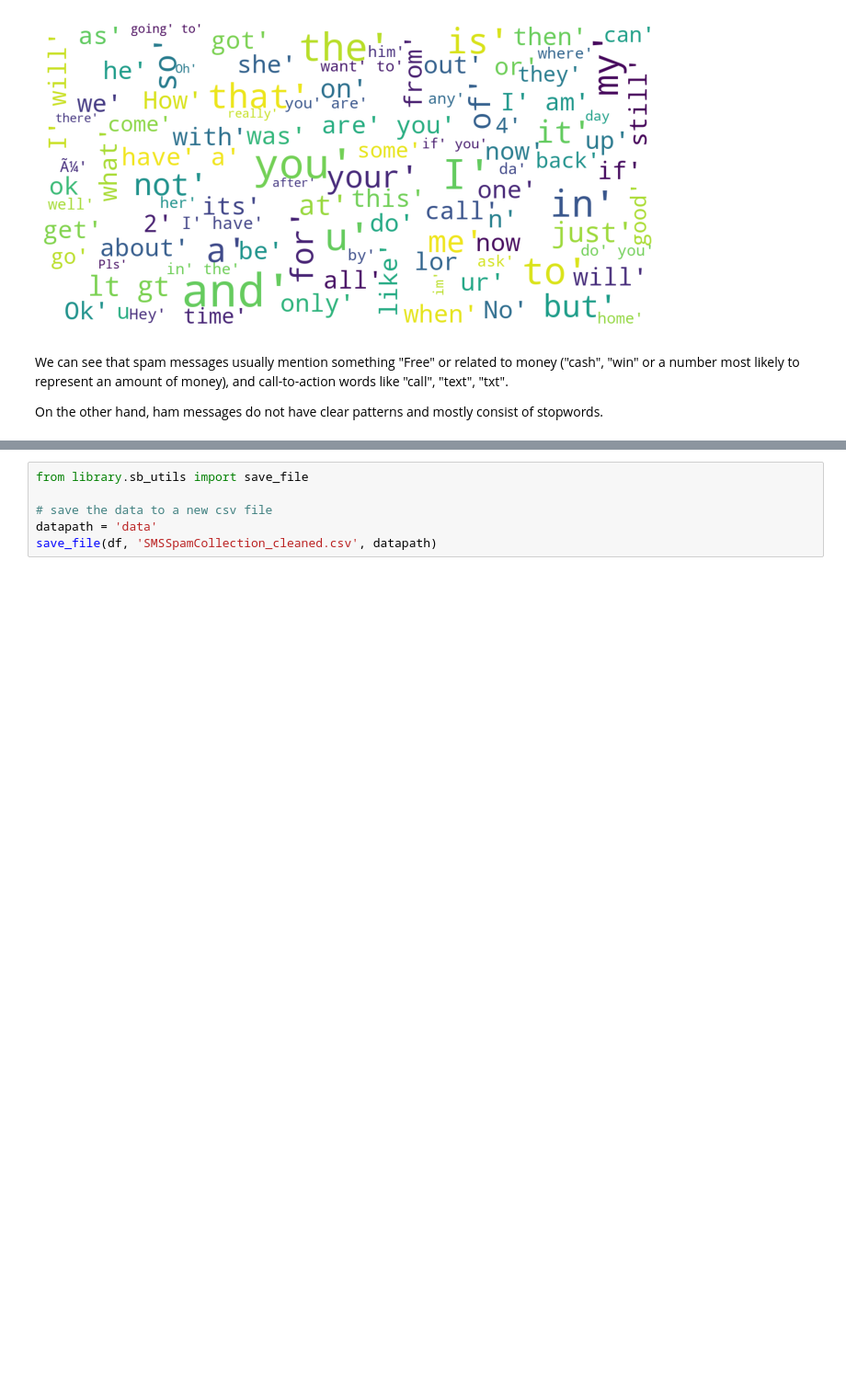
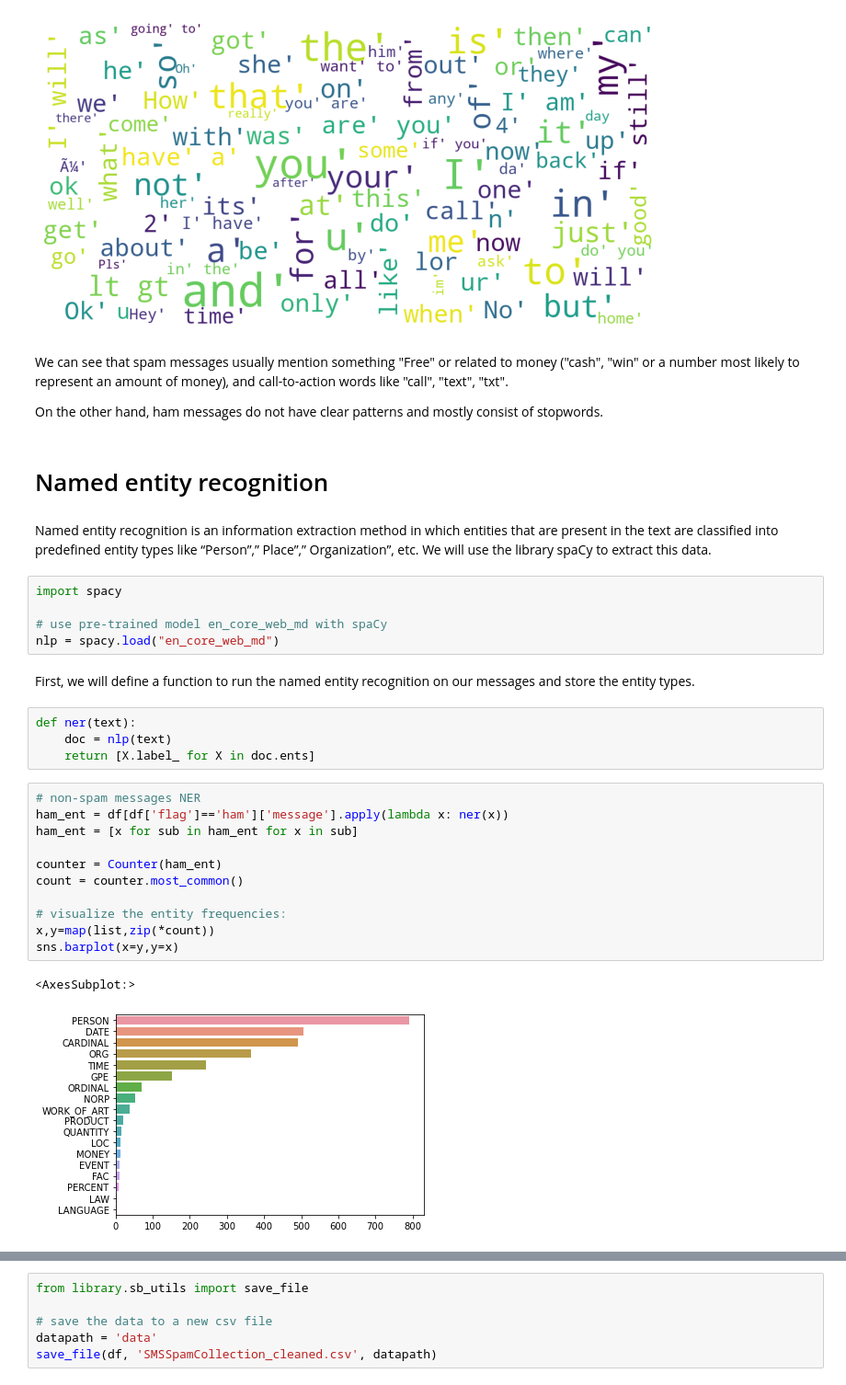
Before and after one commit to elpea74/Capstone3-SpamCollection, a Jupyter notebook: Capstone Three - Data Cleaning & EDA.ipynb, the cells around one changed output, grey strips where cells are left out. Shown at 92% size. Drawn from its saved outputs; the diff is of its cells as text; blank space fills up the shorter version.

```diff
--- a/Capstone Three - Data Cleaning & EDA.ipynb
+++ b/Capstone Three - Data Cleaning & EDA.ipynb
@@ -375,3 +375,32 @@ show_wordcloud(ham_corpus)
 We can see that spam messages usually mention something "Free" or related to money ("cash", "win" or a number most likely to represent an amount of money), and call-to-action words like "call", "text", "txt".
 
 On the other hand, ham messages do not have clear patterns and mostly consist of stopwords.
+# %% [markdown]
+# Named entity recognition
+# %% [markdown]
+Named entity recognition is an information extraction method in which entities that are present in the text are classified into predefined entity types like “Person”,” Place”,” Organization”, etc. We will use the library spaCy to extract this data.
+# %%
+import spacy
+
+# use pre-trained model en_core_web_md with spaCy
+nlp = spacy.load("en_core_web_md")
+# %% [markdown]
+First, we will define a function to run the named entity recognition on our messages and store the entity types.
+# %%
+def ner(text):
+    doc = nlp(text)
+    return [X.label_ for X in doc.ents]
+# %%
+# non-spam messages NER
+ham_ent = df[df['flag']=='ham']['message'].apply(lambda x: ner(x))
+ham_ent = [x for sub in ham_ent for x in sub]
+
+counter = Counter(ham_ent)
+count = counter.most_common()
+
+# visualize the entity frequencies:
+x,y=map(list,zip(*count))
+sns.barplot(x=y,y=x)
+# %% [output]
+<AxesSubplot:>
+[figure, added]
```
Also changed, not shown: parts of 7 cells of this notebook.
